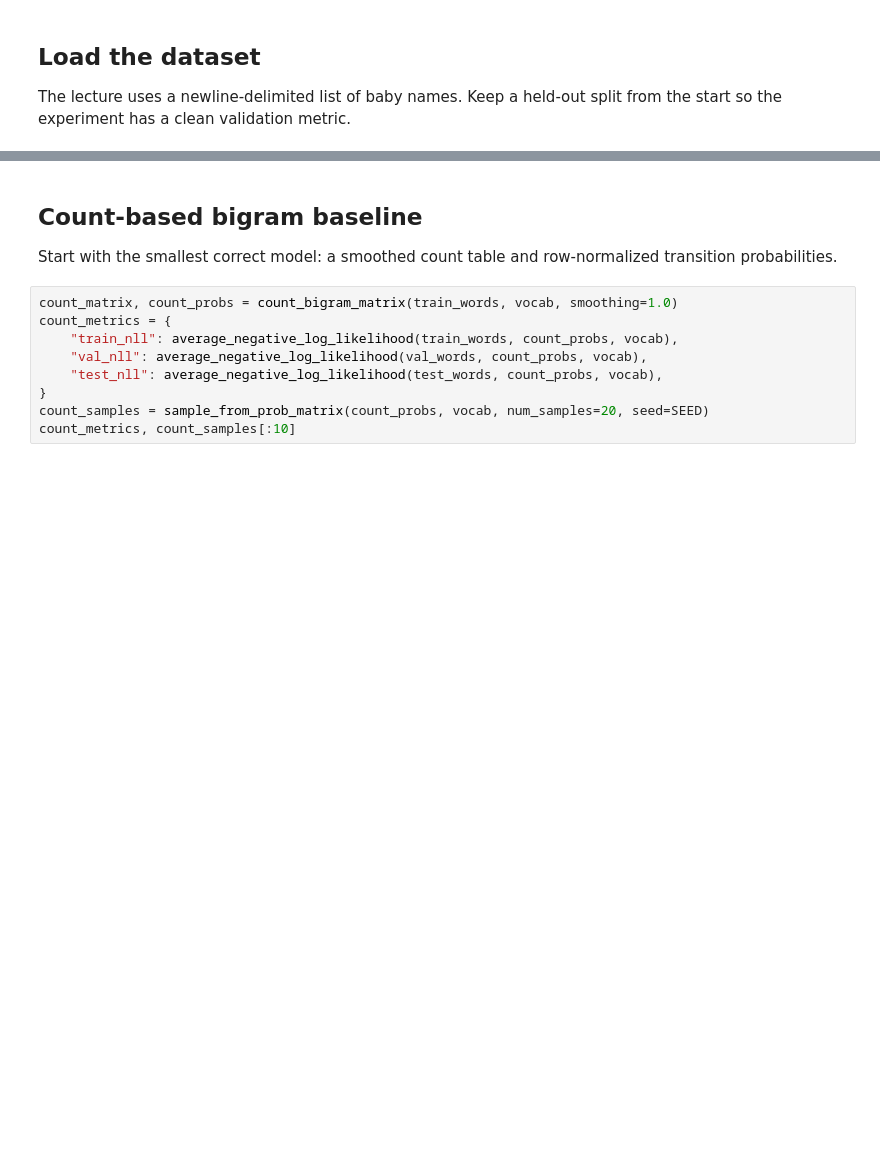
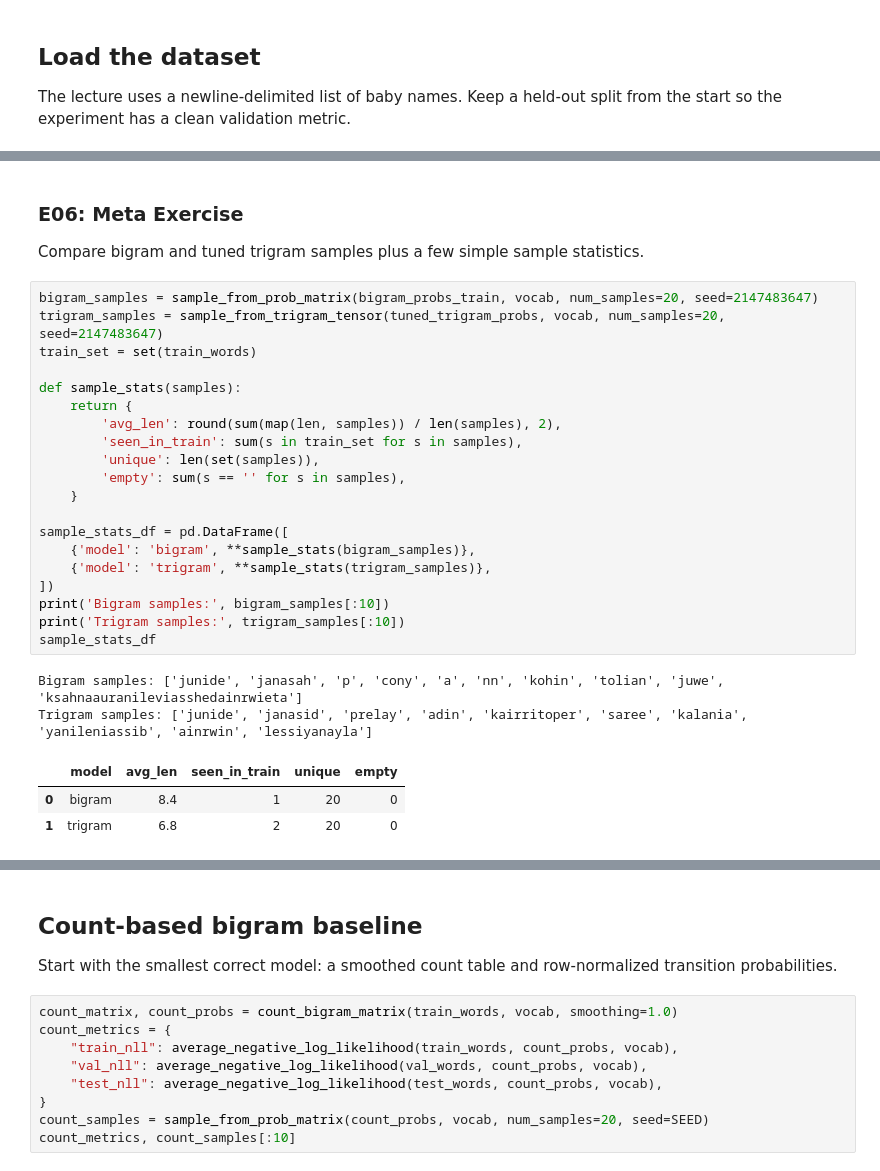
Before and after one commit to vallari24/zero-to-research, a Jupyter notebook: notebooks/02_makemore_bigrams.ipynb, the cells around one changed output, grey strips where cells are left out. Drawn from its saved outputs; the diff is of its cells as text; blank space fills up the shorter version.

Commit message:
Add lecture 2 notebook exercises

```diff
--- a/notebooks/02_makemore_bigrams.ipynb
+++ b/notebooks/02_makemore_bigrams.ipynb
@@ -82,0 +797,30 @@ The lecture uses a newline-delimited list of baby names. Keep a held-out split f
+# %% [markdown]
+### E06: Meta Exercise
+
+Compare bigram and tuned trigram samples plus a few simple sample statistics.
+# %%
+bigram_samples = sample_from_prob_matrix(bigram_probs_train, vocab, num_samples=20, seed=2147483647)
+trigram_samples = sample_from_trigram_tensor(tuned_trigram_probs, vocab, num_samples=20, seed=2147483647)
+train_set = set(train_words)
+
+def sample_stats(samples):
+    return {
+        'avg_len': round(sum(map(len, samples)) / len(samples), 2),
+        'seen_in_train': sum(s in train_set for s in samples),
+        'unique': len(set(samples)),
+        'empty': sum(s == '' for s in samples),
+    }
+
+sample_stats_df = pd.DataFrame([
+    {'model': 'bigram', **sample_stats(bigram_samples)},
+    {'model': 'trigram', **sample_stats(trigram_samples)},
+])
+print('Bigram samples:', bigram_samples[:10])
+print('Trigram samples:', trigram_samples[:10])
+sample_stats_df
+# %% [output]
+Bigram samples: ['junide', 'janasah', 'p', 'cony', 'a', 'nn', 'kohin', 'tolian', 'juwe', 'ksahnaauranileviasshedainrwieta']
+Trigram samples: ['junide', 'janasid', 'prelay', 'adin', 'kairritoper', 'saree', 'kalania', 'yanileniassib', 'ainrwin', 'lessiyanayla']
+|  | model | avg_len | seen_in_train | unique | empty |
+| 0 | bigram | 8.4 | 1 | 20 | 0 |
+| 1 | trigram | 6.8 | 2 | 20 | 0 |
```
Also changed, not shown: parts of 72 cells of this notebook.
